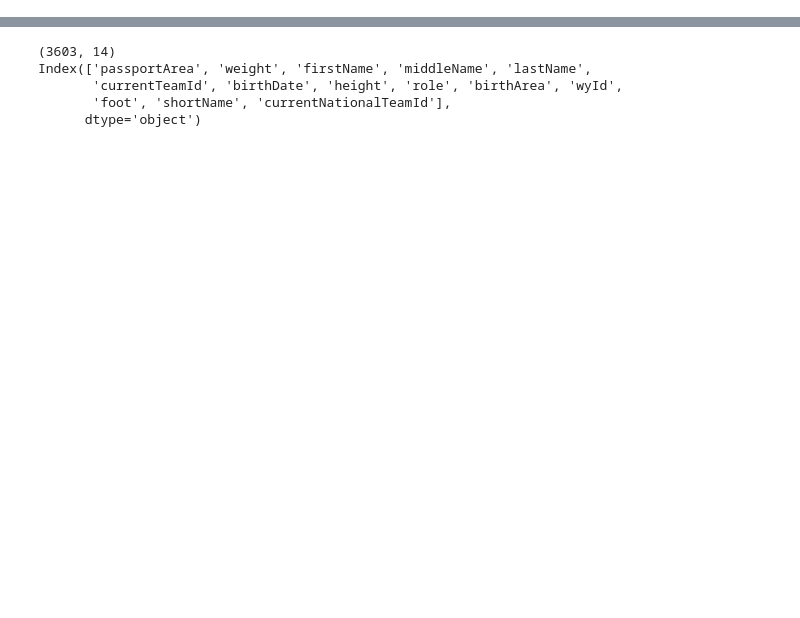
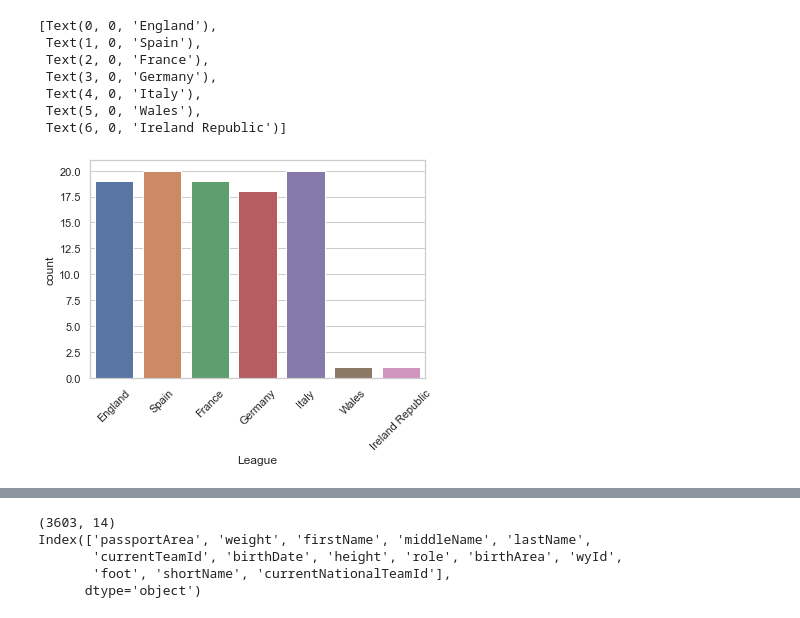
Before and after one commit to afoster1029/SoccerAnalytics, a Jupyter notebook: data_exploration.ipynb, the cells around one changed output, grey strips where cells are left out. Cells and saved outputs as stored; diff of their text form; code cells hidden in the pictures; blank space fills up the shorter version.

```diff
--- a/data_exploration.ipynb
+++ b/data_exploration.ipynb
@@ -19,0 +75,16 @@ from matplotlib.patches import Arc
+# %%
+# Examine Team Table
+sns.set_theme(style="whitegrid")
+# ax = sns.barplot(x = 'League', y = df_team['League'].value_counts(), data = df_team)
+
+team_counts = sns.countplot(x='League', data=df_team[df_team['Format']=='Domestic league'])
+team_counts.set_xticklabels(team_counts.get_xticklabels(), rotation=45)
+# %% [output]
+[Text(0, 0, 'England'),
+ Text(1, 0, 'Spain'),
+ Text(2, 0, 'France'),
+ Text(3, 0, 'Germany'),
+ Text(4, 0, 'Italy'),
+ Text(5, 0, 'Wales'),
+ Text(6, 0, 'Ireland Republic')]
+[figure, added]
```
Also changed, not shown: parts of 21 cells of this notebook.
